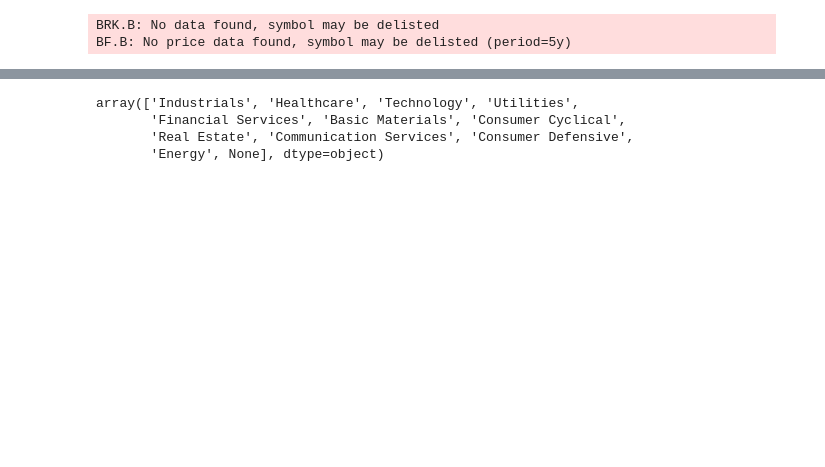
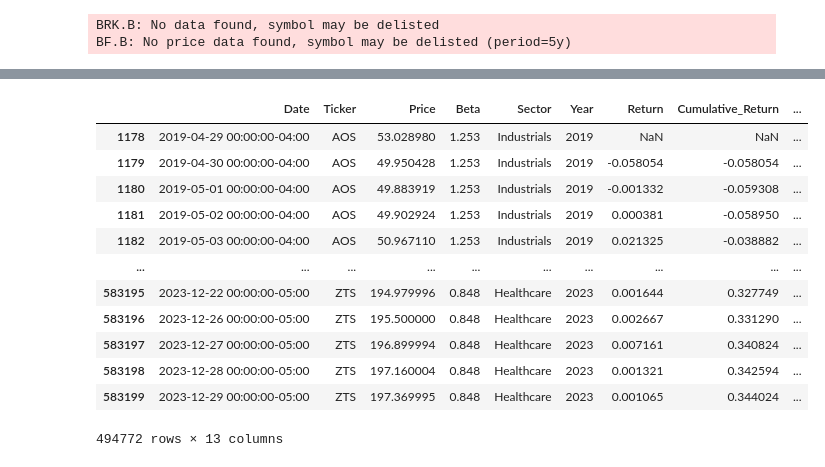
Before and after one commit to NickJS1231/Final-Project, a Jupyter notebook: Get_data.ipynb, the cells around one changed output, grey strips where cells are left out. Cells and saved outputs as stored; diff of their text form; code cells hidden in the pictures; blank space fills up the shorter version.

Commit message:
icontributed
Added ESG df, appended to sp500 df. Modified subset_year in get_data.ipynb

```diff
--- a/Get_data.ipynb
+++ b/Get_data.ipynb
@@ -169,3 +165,35 @@ Firm-Year_Standard_Deviation        0
 dtype: int64
 # %%
 #Append ESG Information
+# %%
+esg_df = pd.read_csv("esg_scores.csv")
+
+sp500_df['Year'] = sp500_df['Year'].astype(int)
+esg_df['year'] = esg_df['year'].astype(int)
+
+sp500_df_lim23 = sp500_df[sp500_df['Year'] <= 2023]
+
+sp500_df_w_scores = sp500_df_lim23.merge(
+                                    esg_df,
+                                    left_on=['Year','Ticker'],
+                                    right_on=['year','Company_Symbol'],
+                                    how='left'
+)
+
+sp500_df_w_scores.drop(columns=['year','Company_Symbol'], inplace=True)
+sp500_df_w_scores = sp500_df_w_scores.dropna(subset=['Total-Score'])
+sp500_df_w_scores
+# %% [output]
+|  | Date | Ticker | Price | Beta | Sector | Year | Return | Cumulative_Return | ... |
+| 1178 | 2019-04-29 00:00:00-04:00 | AOS | 53.028980 | 1.253 | Industrials | 2019 | NaN | NaN | ... |
+| 1179 | 2019-04-30 00:00:00-04:00 | AOS | 49.950428 | 1.253 | Industrials | 2019 | -0.058054 | -0.058054 | ... |
+| 1180 | 2019-05-01 00:00:00-04:00 | AOS | 49.883919 | 1.253 | Industrials | 2019 | -0.001332 | -0.059308 | ... |
+| 1181 | 2019-05-02 00:00:00-04:00 | AOS | 49.902924 | 1.253 | Industrials | 2019 | 0.000381 | -0.058950 | ... |
+| 1182 | 2019-05-03 00:00:00-04:00 | AOS | 50.967110 | 1.253 | Industrials | 2019 | 0.021325 | -0.038882 | ... |
+| ... | ... | ... | ... | ... | ... | ... | ... | ... | ... |
+| 583195 | 2023-12-22 00:00:00-05:00 | ZTS | 194.979996 | 0.848 | Healthcare | 2023 | 0.001644 | 0.327749 | ... |
+| 583196 | 2023-12-26 00:00:00-05:00 | ZTS | 195.500000 | 0.848 | Healthcare | 2023 | 0.002667 | 0.331290 | ... |
+| 583197 | 2023-12-27 00:00:00-05:00 | ZTS | 196.899994 | 0.848 | Healthcare | 2023 | 0.007161 | 0.340824 | ... |
+| 583198 | 2023-12-28 00:00:00-05:00 | ZTS | 197.160004 | 0.848 | Healthcare | 2023 | 0.001321 | 0.342594 | ... |
+| 583199 | 2023-12-29 00:00:00-05:00 | ZTS | 197.369995 | 0.848 | Healthcare | 2023 | 0.001065 | 0.344024 | ... |
+494772 rows × 13 columns
@@ -187,8 +218,3 @@ def subset_by_year(df, year):
     return df_subset
 # %%
 sp500_df['Sector'].unique()
-# %% [output]
-array(['Industrials', 'Healthcare', 'Technology', 'Utilities',
-       'Financial Services', 'Basic Materials', 'Consumer Cyclical',
-       'Real Estate', 'Communication Services', 'Consumer Defensive',
-       'Energy', None], dtype=object)
```
Also changed, not shown: parts of 9 cells of this notebook, 1 other file.
